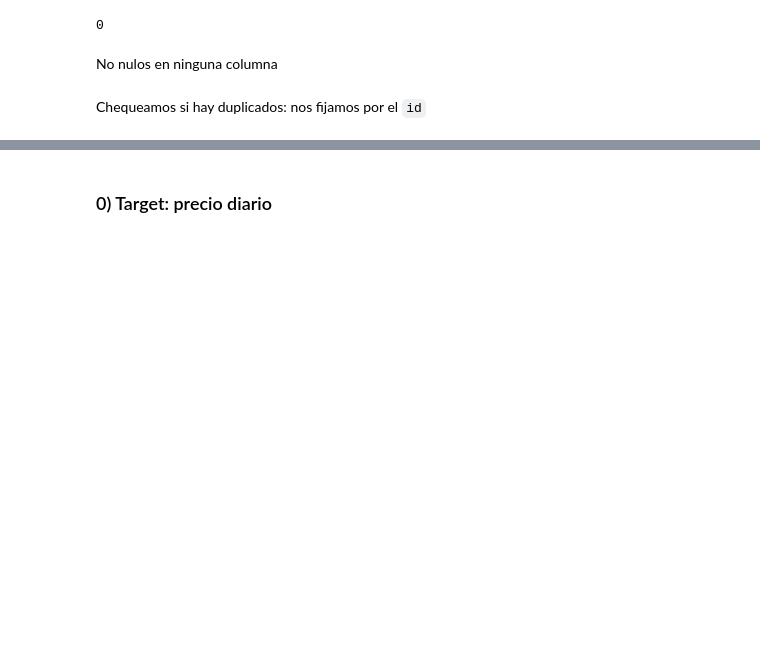
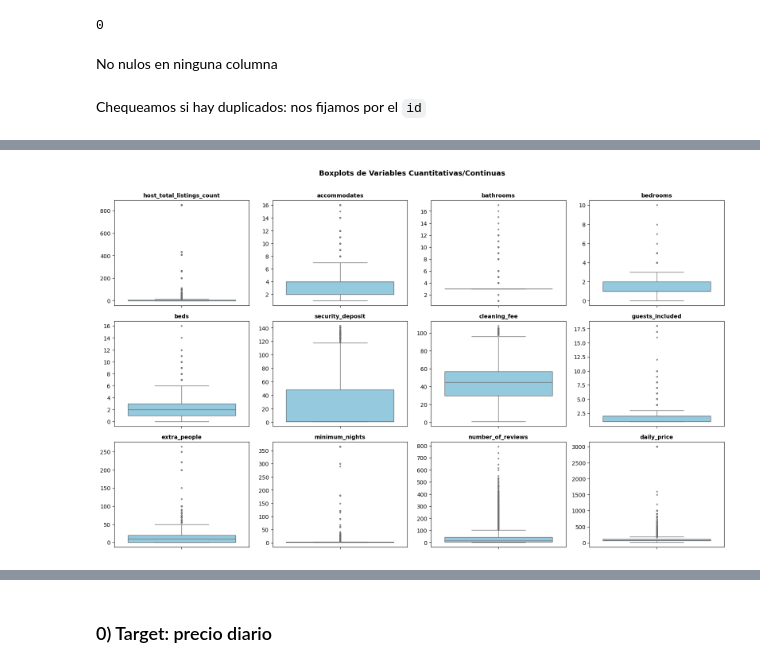
Before and after one commit to santidrelew/tp-mpg, a Jupyter notebook: notebooks/01_EDA.ipynb, the cells around one changed output, grey strips where cells are left out. Cells and saved outputs as stored; diff of their text form; code cells hidden in the pictures; blank space fills up the shorter version.

```diff
--- a/notebooks/01_EDA.ipynb
+++ b/notebooks/01_EDA.ipynb
@@ -151,0 +132,2 @@ El objetivo del problema de regresión es **predecir el precio por noche (`daily
+# %%
+df_raw = df_raw.drop(columns=['id', 'host_id', 'zipcode'], errors='ignore')
@@ -151,0 +157,4 @@ El objetivo del problema de regresión es **predecir el precio por noche (`daily
+# %%
+cols_a_mover = ["neighbourhood_cleansed", "bed_type"]
+
+cols_continuas = [col for col in cols_continuas if col not in cols_a_mover]
@@ -151,0 +233,6 @@ El objetivo del problema de regresión es **predecir el precio por noche (`daily
+# %%
+df_raw = df_raw.drop(columns=[
+    "host_has_profile_pic", "Heating", "bed_type", "Kitchen", "host_location",
+    "require_guest_profile_picture", "require_guest_phone_verification",
+    "Suitable_for_events", "Wheelchair_accessible", "host_response_time", "host_response_rate"
+])
@@ -151,0 +243,12 @@ El objetivo del problema de regresión es **predecir el precio por noche (`daily
+# %%
+df_raw = df_raw.drop(columns=['id', 'host_id', 'zipcode'])
+
+cols_excluir = ["latitude", "longitude", "log_daily_price", "host_response_rate", "review_scores_location",
+                "review_scores_checkin", "review_scores_communication", "review_scores_accuracy",
+                "review_scores_cleanliness", "review_scores_value", "review_scores_rating",
+                "availability_30", "availability_60", "availability_90", "availability_365"]
+cols_outliers = [
+    col
+    for col in cols_continuas
+    if col not in cols_excluir and pd.api.types.is_numeric_dtype(df_raw[col])
+]
@@ -151,0 +305,23 @@ El objetivo del problema de regresión es **predecir el precio por noche (`daily
+# %%
+n_vars = len(cols_outliers)
+n_cols = 4
+n_rows = math.ceil(n_vars / n_cols)
+
+fig, axes = plt.subplots(n_rows, n_cols, figsize=(16, n_rows * 3.2))
+axes = axes.flatten()
+
+for i, col in enumerate(cols_outliers):
+  sns.boxplot(y=df_raw[col], ax=axes[i], color="skyblue", fliersize=2)
+  axes[i].set_title(col, fontsize=10, fontweight="bold")
+  axes[i].set_ylabel("")
+
+plt.suptitle(
+    "Boxplots de Variables Cuantitativas/Continuas",
+    fontsize=13,
+    fontweight="bold",
+    y=1.01,
+)
+plt.tight_layout()
+plt.show()
+# %% [output]
+[figure, added]
```
Also changed, not shown: parts of 84 cells of this notebook.
